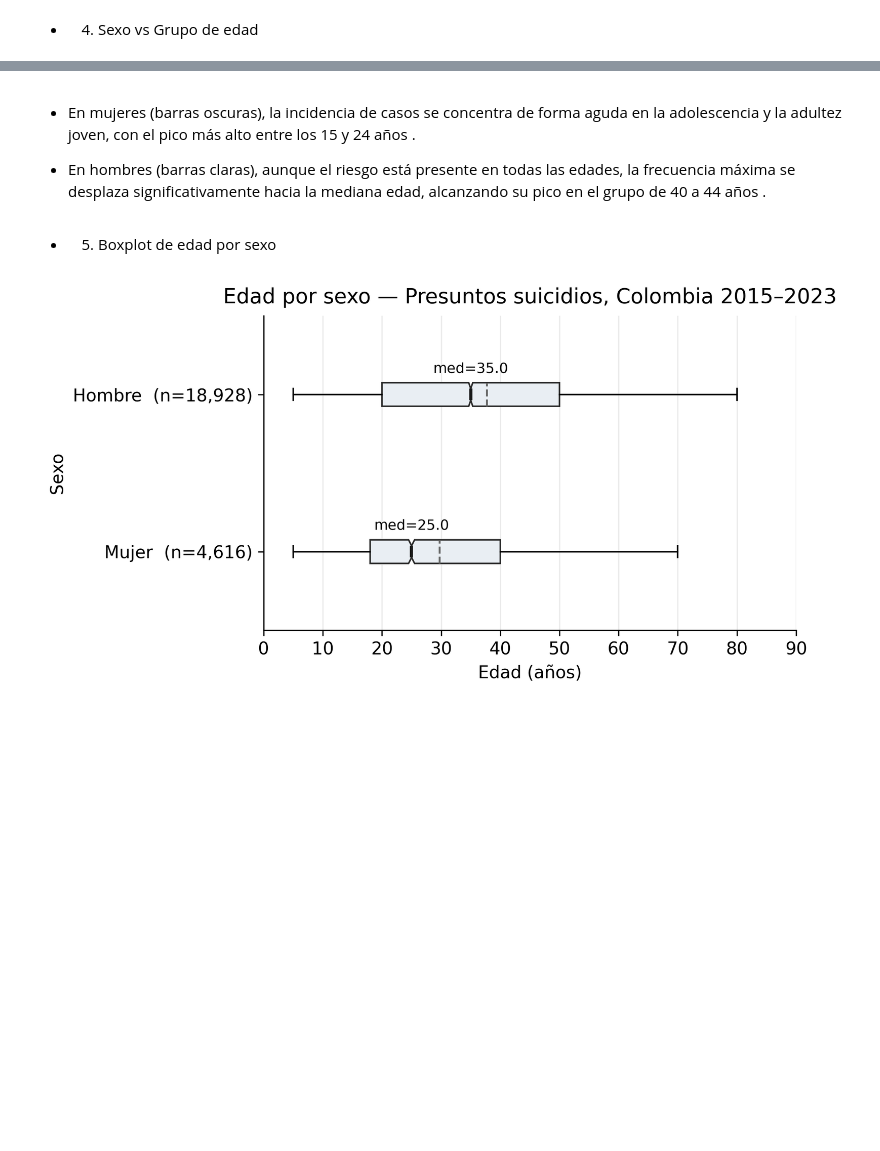
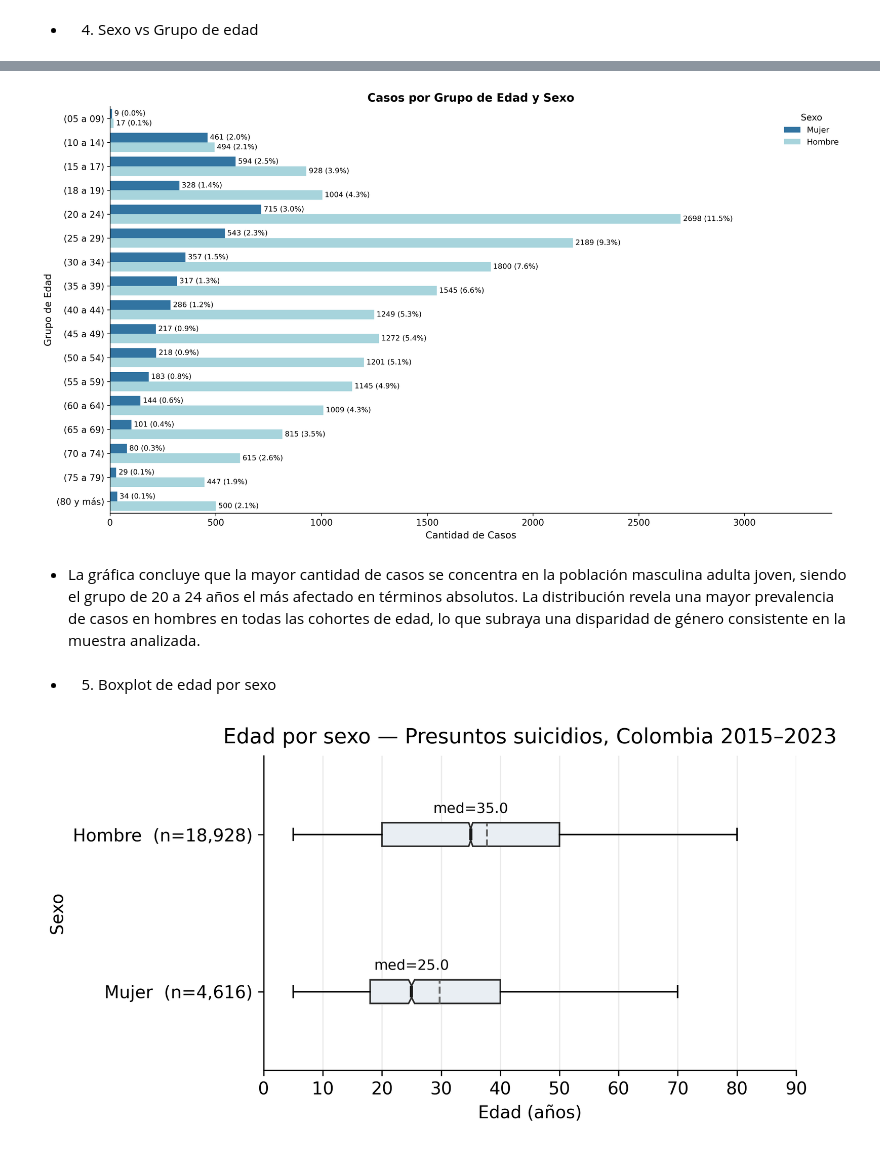
Before and after one commit to jthowinsson/Suicidio_Colombia, a Jupyter notebook: _sources/Eda.ipynb, the cells around one changed output, grey strips where cells are left out. Cells and saved outputs as stored; diff of their text form; code cells hidden in the pictures; blank space fills up the shorter version.

```diff
--- a/_sources/Eda.ipynb
+++ b/_sources/Eda.ipynb
@@ -1115,7 +1108,66 @@ plt.show()
+# %%
+import seaborn as sns
+import matplotlib.pyplot as plt
+import pandas as pd
+import re
+
+# --- ORDENAR GRUPOS DE EDAD CORRECTAMENTE ---
+def edad_key(x):
+    """Extrae el número inicial del rango de edad para ordenar correctamente."""
+    m = re.search(r'\d+', str(x))
+    return int(m.group()) if m else 999
+
+# Crear orden basado en el número inicial del grupo
+order = sorted(df['grupo_de_edad_de_la_victima'].unique(), key=edad_key)
+
+# --- CONFIGURACIÓN DEL GRÁFICO ---
+plt.figure(figsize=(14, 8))
+
+ax = sns.countplot(
+    data=df,
+    y='grupo_de_edad_de_la_victima',
+    hue='sexo_de_la_victima',
+    order=order,
+    palette=['#1f77b4', '#9edae5']
+)
+
+plt.title('Casos por Grupo de Edad y Sexo', fontsize=14, fontweight='bold')
+plt.xlabel('Cantidad de Casos', fontsize=12)
+plt.ylabel('Grupo de Edad', fontsize=12)
+
+# Leyenda fuera del gráfico
+plt.legend(
+    title='Sexo',
+    loc='upper right',
+    bbox_to_anchor=(1.02, 1),
+    frameon=False,
+    fontsize=10
+)
+
+# --- ETIQUETAS DE CANTIDAD Y PORCENTAJE ---
+total = len(df)
+
+for container in ax.containers:
+    labels = []
+    for bar in container:
+        width = bar.get_width()
+        if width > 0:
+            percentage = (width / total) * 100
+            labels.append(f'{int(width)} ({percentage:.1f}%)')
+        else:
+            labels.append('')
+    ax.bar_label(container, labels=labels, padding=3, fontsize=9)
+
+# Escala del eje X: llevarla por encima del máximo total por grupo
+max_total = df.groupby('grupo_de_edad_de_la_victima').size().max()
+ax.set_xlim(0, int(max_total * 1))  # 15% de margen
+
+plt.tight_layout()
+plt.show()
+# %% [output]
+[figure, added]
 # %% [markdown]
-- En mujeres (barras oscuras), la incidencia de casos se concentra de forma aguda en la adolescencia y la adultez joven, con el pico más alto entre los 15 y 24 años .
-
-- En hombres (barras claras), aunque el riesgo está presente en todas las edades, la frecuencia máxima se desplaza significativamente hacia la mediana edad, alcanzando su pico en el grupo de 40 a 44 años .
+- La gráfica concluye que la mayor cantidad de casos se concentra en la población masculina adulta joven, siendo el grupo de 20 a 24 años el más afectado en términos absolutos. La distribución revela una mayor prevalencia de casos en hombres en todas las cohortes de edad, lo que subraya una disparidad de género consistente en la muestra analizada.
 # %% [markdown]
 - 5. Boxplot de edad por sexo
 # %%
```
Also changed, not shown: parts of 24 cells of this notebook, 23 other files.
